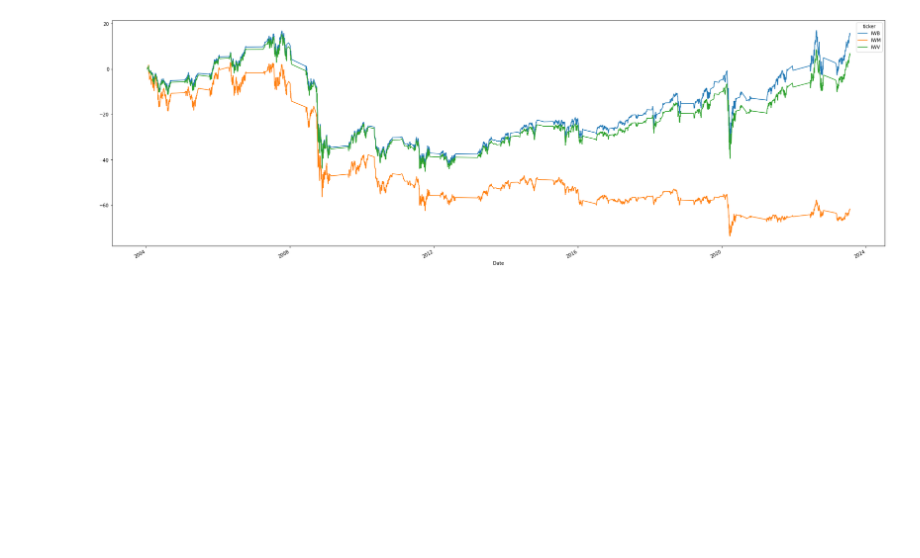
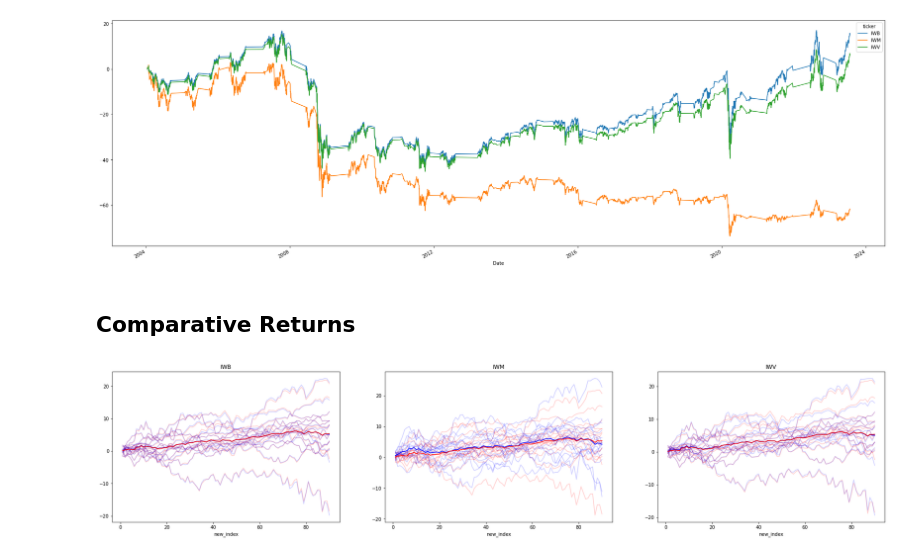
Before and after one commit to diegodalvarez/MarketConcentration, a Jupyter notebook: notebooks/ReturnsPlayback.ipynb, the cells around one changed output. Saved outputs shown, nothing was run; the diff lists cells and outputs as text; code cells hidden in the pictures; blank space fills up the shorter version.

```diff
--- a/notebooks/ReturnsPlayback.ipynb
+++ b/notebooks/ReturnsPlayback.ipynb
@@ -255,3 +331,57 @@ cum_rtn = (np.cumprod(df_russ.merge(
 # %% [output]
 <AxesSubplot:xlabel='Date'>
 [figure]
+# %% [markdown]
+## Comparative Returns
+# %%
+df_trade = (df_trade_reindex[
+    ["Date", "trade_regime", "new_index"]].
+    drop_duplicates())
+
+df_spy = (df_raw.query(
+    "variable_1 == 'SPY' & variable_0 == 'Adj Close'").
+    drop(columns = ["variable_0"]).
+    assign(spy_rtn = lambda x: x.value.pct_change()).
+    drop(columns = ["variable_1", "value"]).
+    dropna())
+
+df_compare = (df_trade.merge(
+    right = df_spy, how = "inner", on = "Date"))
+# %%
+tickers = df_trade_reindex.ticker.drop_duplicates().to_list()
+fig, axes = plt.subplots(ncols = len(tickers), figsize = (len(tickers) * 10, 6))
+
+for i, ticker in enumerate(tickers):
+
+    df_tmp = (df_trade_reindex.query(
+        "ticker == @ticker")
+        [["trade_regime", "cum_rtn", "new_index", "rtn"]])
+
+    df_wider = (df_tmp.
+        drop(columns = ["rtn"]).
+        pivot(index = "new_index", columns = "trade_regime", values = "cum_rtn").
+        sort_index())
+
+    df_bench = (df_compare.drop(
+        columns = "Date").
+        pivot(index = "new_index", columns = "trade_regime", values = "spy_rtn"))
+
+    df_bench_cum = (np.cumprod(1 + df_bench) - 1) * 100
+
+    df_bench_cum.plot(
+        ax = axes[i],
+        color = "red",
+        legend = False,
+        alpha = 0.2)
+
+    df_wider.plot(
+        ax = axes[i],
+        legend = False,
+        color = "blue",
+        alpha = 0.2)
+
+    df_wider.mean(axis = 1).plot(ax = axes[i], color = "blue")
+    df_bench_cum.mean(axis = 1).plot(ax  = axes[i], color = "red")
+    axes[i].set_title(ticker)
+# %% [output]
+[figure, added]
```
Also changed, not shown: parts of 10 cells of this notebook, 1 other file.
